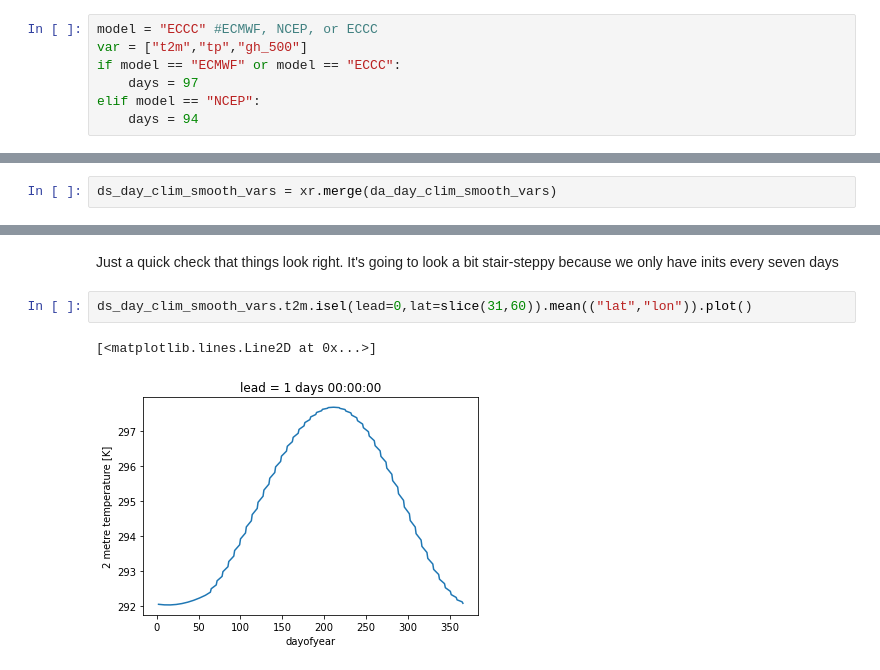
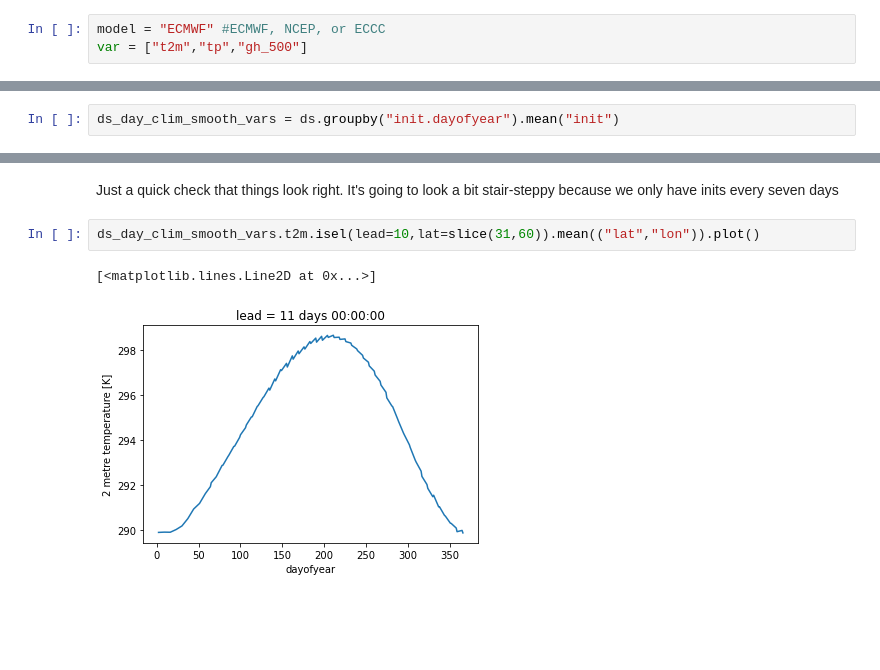
Before and after one commit to NCAR-ASP-2021/s2s_verif_and_data, a Jupyter notebook: 2_generate_model_climatology.ipynb, the cells around one changed output, grey strips where cells are left out. Drawn from its saved outputs; the diff is of its cells as text; blank space fills up the shorter version.

Commit message:
update clim

```diff
--- a/2_generate_model_climatology.ipynb
+++ b/2_generate_model_climatology.ipynb
@@ -18,12 +18,8 @@ client = Client("tcp://10.12.206.54:36593")
 # %% [markdown]
 Choose which model and variables you are wanting in your climatology `zarr` file.
 # %%
-model = "ECCC" #ECMWF, NCEP, or ECCC
+model = "ECMWF" #ECMWF, NCEP, or ECCC
 var = ["t2m","tp","gh_500"]
-if model == "ECMWF" or model == "ECCC":
-    days = 97
-elif model == "NCEP":
-    days = 94
 # %% [markdown]
 First, we need to calculate the daily climatology following the SubX protocol. We'll load in our big `zarr`, take the ensemble mean, and then generate the climatology.
 # %%
@@ -226,7 +184,7 @@ gh_500
+# %%
+ds_day_clim_smooth_vars = ds.groupby("init.dayofyear").mean("init")
 # %% [markdown]
 - Next we need to merge the variables together into one xarray dataset.
-# %%
-ds_day_clim_smooth_vars = xr.merge(da_day_clim_smooth_vars)
 # %%
 ds_day_clim_smooth_vars
 # %% [output]
@@ -312,7 +268,7 @@ Wall time: 60 s
 # %% [markdown]
 Just a quick check that things look right. It's going to look a bit stair-steppy because we only have inits every seven days
 # %%
-ds_day_clim_smooth_vars.t2m.isel(lead=0,lat=slice(31,60)).mean(("lat","lon")).plot()
+ds_day_clim_smooth_vars.t2m.isel(lead=10,lat=slice(31,60)).mean(("lat","lon")).plot()
 # %% [output]
 [<matplotlib.lines.Line2D at 0x...>]
-[figure, old version]
+[figure, new version]
```
Also changed, not shown: parts of 7 cells of this notebook.
